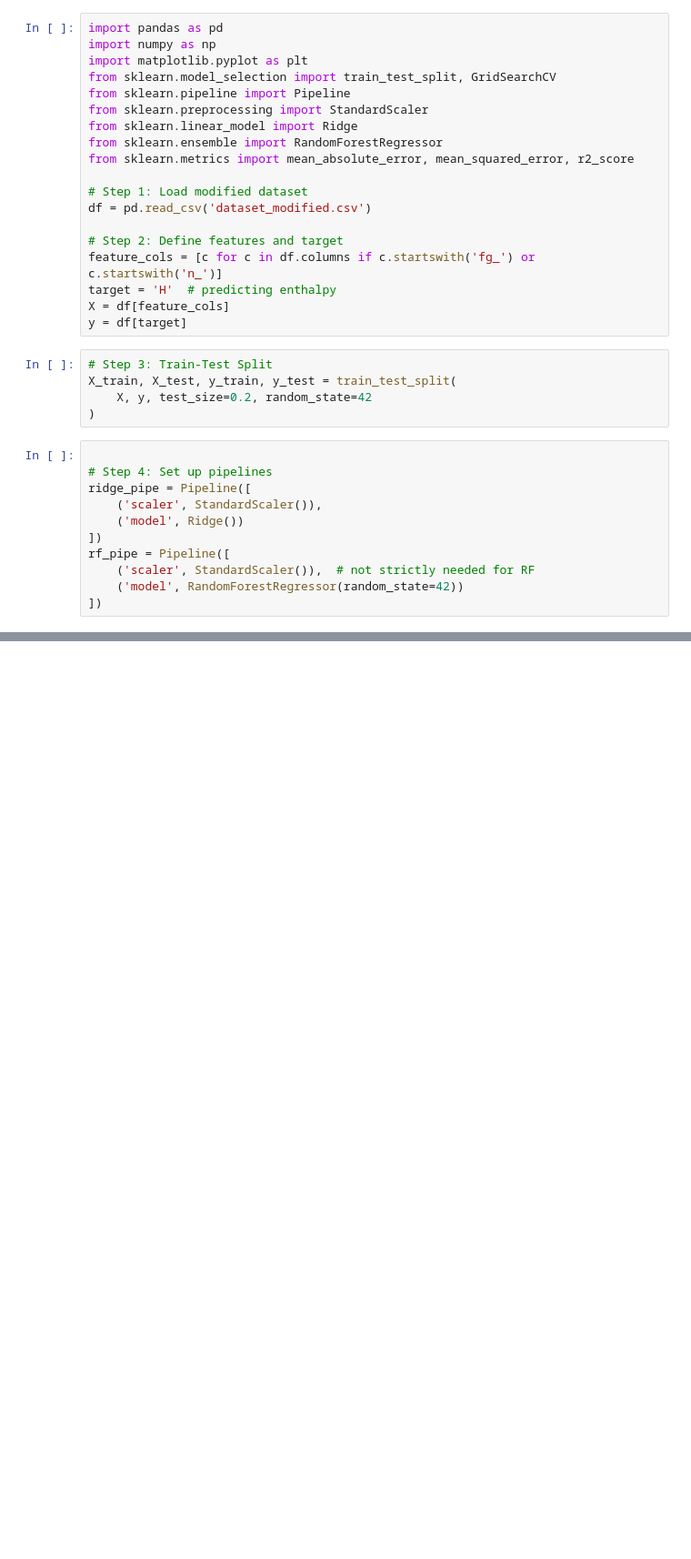
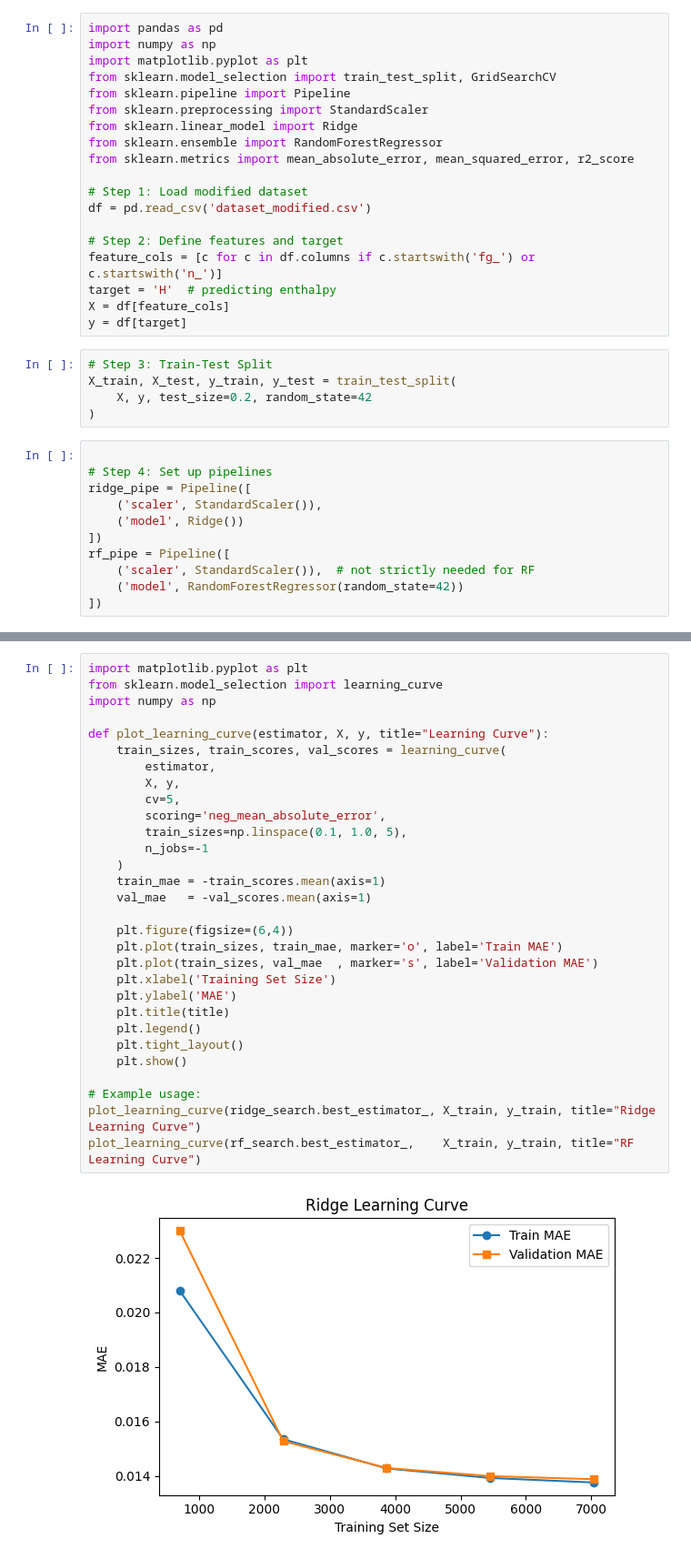
Before and after one commit to SinaGhanbarii/Prediction-of-thermodynamic-properties-based-on-functional-groups, a Jupyter notebook: notebooks/ML Model.ipynb, the cells around one changed output, grey strips where cells are left out. Shown: that part at 91% size. Drawn from its saved outputs; the diff is of its cells as text; blank space fills up the shorter version.

```diff
--- a/notebooks/ML Model.ipynb
+++ b/notebooks/ML Model.ipynb
@@ -73,0 +104,32 @@ plt.show()
+# %%
+import matplotlib.pyplot as plt
+from sklearn.model_selection import learning_curve
+import numpy as np
+
+def plot_learning_curve(estimator, X, y, title="Learning Curve"):
+    train_sizes, train_scores, val_scores = learning_curve(
+        estimator,
+        X, y,
+        cv=5,
+        scoring='neg_mean_absolute_error',
+        train_sizes=np.linspace(0.1, 1.0, 5),
+        n_jobs=-1
+    )
+    train_mae = -train_scores.mean(axis=1)
+    val_mae   = -val_scores.mean(axis=1)
+
+    plt.figure(figsize=(6,4))
+    plt.plot(train_sizes, train_mae, marker='o', label='Train MAE')
+    plt.plot(train_sizes, val_mae  , marker='s', label='Validation MAE')
+    plt.xlabel('Training Set Size')
+    plt.ylabel('MAE')
+    plt.title(title)
+    plt.legend()
+    plt.tight_layout()
+    plt.show()
+
+# Example usage:
+plot_learning_curve(ridge_search.best_estimator_, X_train, y_train, title="Ridge Learning Curve")
+plot_learning_curve(rf_search.best_estimator_,    X_train, y_train, title="RF Learning Curve")
+# %% [output]
+[figure, added]
```
Also changed, not shown: parts of 5 cells of this notebook.
